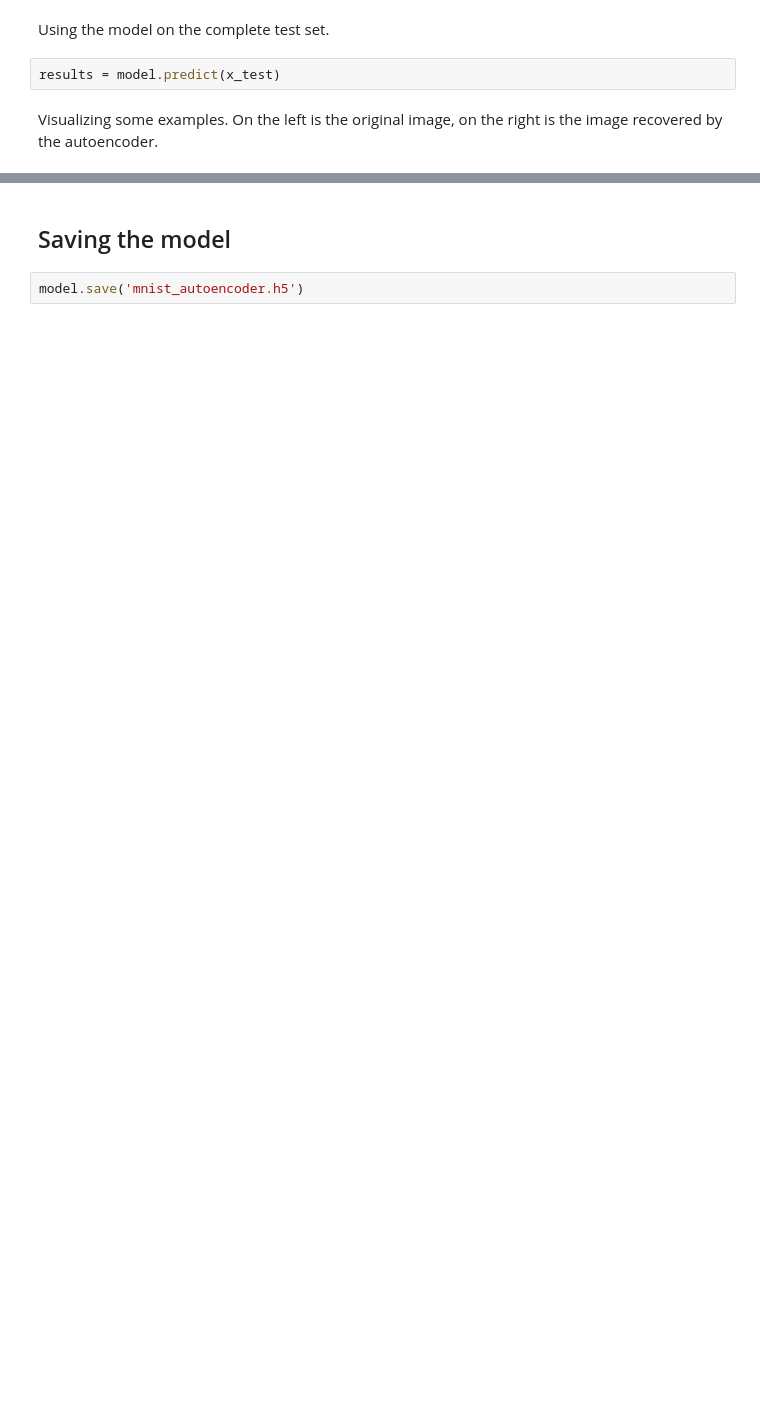
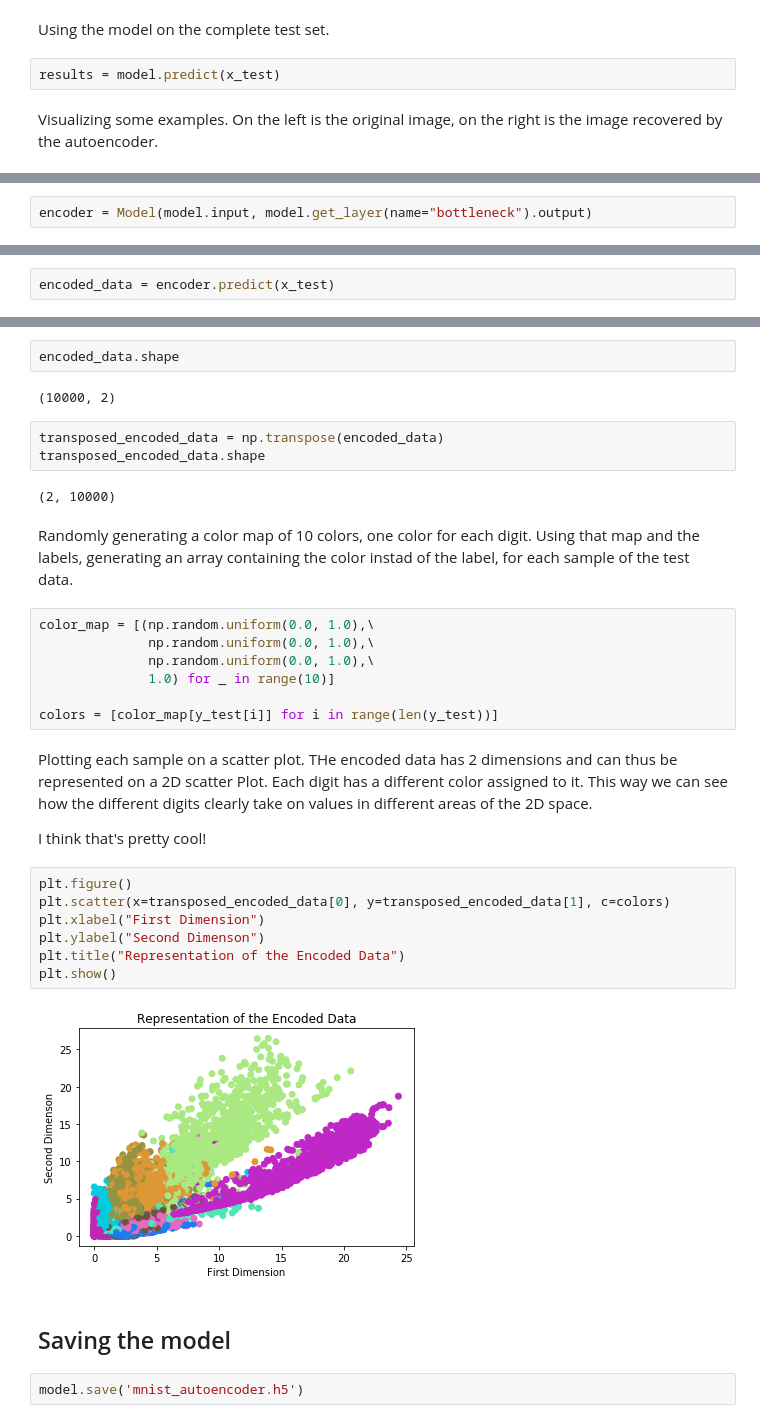
Before and after one commit to puknat/MNIST_autoencoder, a Jupyter notebook: MNIST_linear_autoencoder.ipynb, the cells around one changed output, grey strips where cells are left out. Saved outputs shown, nothing was run; the diff lists cells and outputs as text; blank space fills up the shorter version.

```diff
--- a/MNIST_linear_autoencoder.ipynb
+++ b/MNIST_linear_autoencoder.ipynb
@@ -160,0 +163,2 @@ for i in range(10):
+# %%
+encoder = Model(model.input, model.get_layer(name="bottleneck").output)
@@ -160,0 +167,2 @@ for i in range(10):
+# %%
+encoded_data = encoder.predict(x_test)
@@ -161,3 +175,34 @@ for i in range(10):
+# %%
+encoded_data.shape
+# %% [output]
+(10000, 2)
+# %%
+transposed_encoded_data = np.transpose(encoded_data)
+transposed_encoded_data.shape
+# %% [output]
+(2, 10000)
+# %% [markdown]
+Randomly generating a color map of 10 colors, one color for each digit. Using that map and the labels, generating an array containing the color instad of the label, for each sample of the test data.
+# %%
+color_map = [(np.random.uniform(0.0, 1.0),\
+              np.random.uniform(0.0, 1.0),\
+              np.random.uniform(0.0, 1.0),\
+              1.0) for _ in range(10)]
+
+colors = [color_map[y_test[i]] for i in range(len(y_test))]
+# %% [markdown]
+Plotting each sample on a scatter plot. THe encoded data has 2 dimensions and can thus be represented on a 2D scatter Plot. Each digit has a different color assigned to it. This way we can see how the different digits clearly take on values in different areas of the 2D space.
+
+I think that's pretty cool!
+# %%
+plt.figure()
+plt.scatter(x=transposed_encoded_data[0], y=transposed_encoded_data[1], c=colors)
+plt.xlabel("First Dimension")
+plt.ylabel("Second Dimenson")
+plt.title("Representation of the Encoded Data")
+plt.show()
+# %% [output]
+[figure, added]
 # %% [markdown]
 ## Saving the model
 # %%
```
Also changed, not shown: parts of 15 cells of this notebook.
